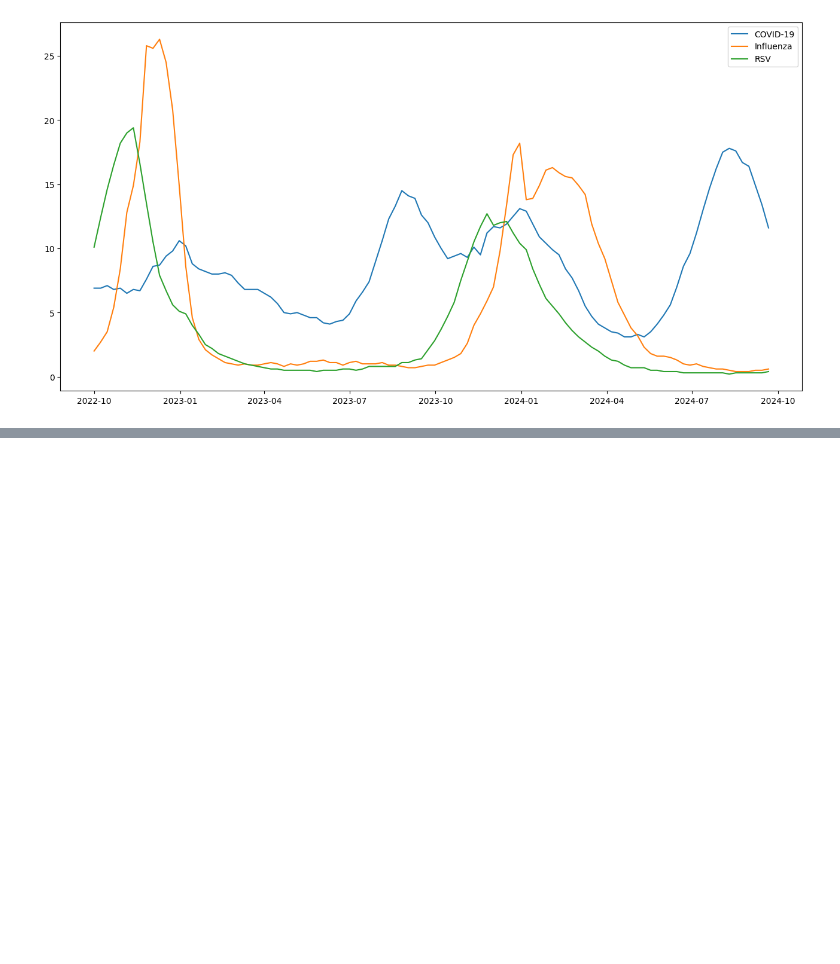
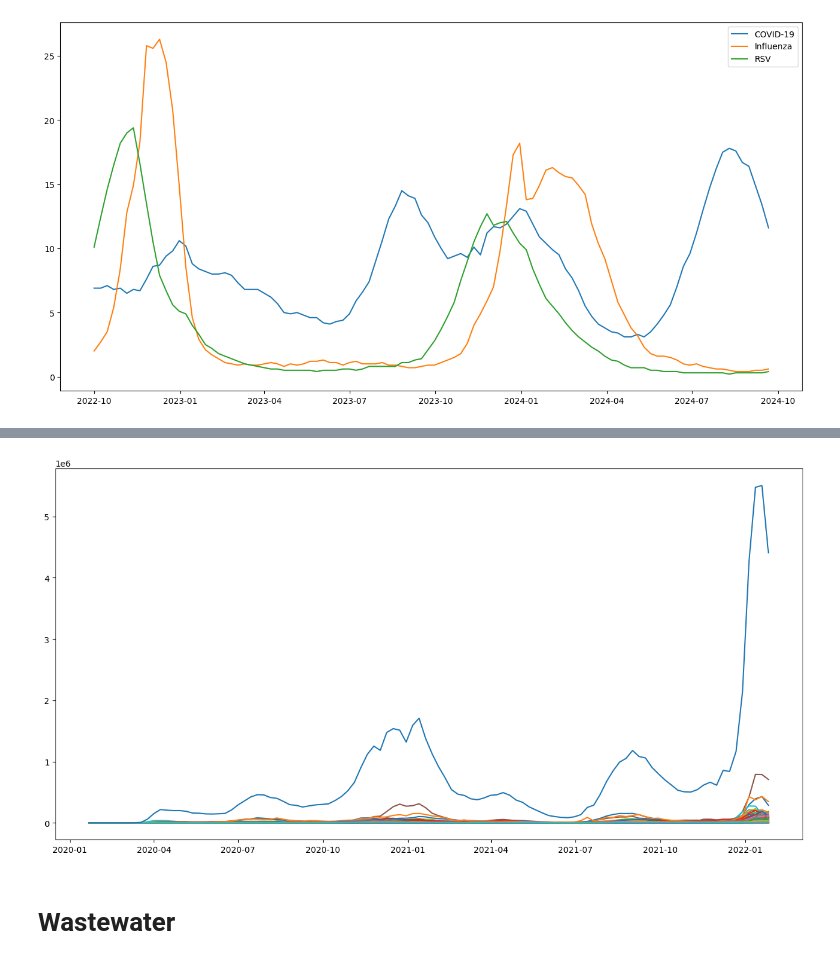
Before and after one commit to MattLScruggs/project_tricorder, a Jupyter notebook: Aggregate CDC data.ipynb, the cells around one changed output, grey strips where cells are left out. Saved outputs shown, nothing was run; the diff lists cells and outputs as text; code cells hidden in the pictures; blank space fills up the shorter version.

Commit message:
added new data sources and aggregated for ML

```diff
--- a/Aggregate CDC data.ipynb
+++ b/Aggregate CDC data.ipynb
@@ -223,0 +260,7 @@ plt.legend(['COVID-19','Influenza', 'RSV'], loc='upper right')
+# %%
+week_results = client.get("pwn4-m3yp", limit = 100000)
+# %%
+full_data=pd.DataFrame.from_records(week_results)
+print(full_data.shape)
+print(full_data.dtypes)
+full_data.columns
@@ -223,0 +284,7 @@ plt.legend(['COVID-19','Influenza', 'RSV'], loc='upper right')
+# %%
+full_data=full_data.astype({'new_cases' : 'float64'})
+full_data['week']=pd.to_datetime(full_data['end_date'])
+case_data= full_data.drop(columns = ['end_date','start_date']).set_index('week').pivot(columns = 'state', values='new_cases')
+case_data['total']=case_data.sum(axis=1)
+# %%
+case_data=case_data.loc[:'2022-01-26']
@@ -223,0 +307,8 @@ plt.legend(['COVID-19','Influenza', 'RSV'], loc='upper right')
+# %%
+fix, ax= plt.subplots(figsize = (16,8))
+ax.plot(case_data)
+fig.autofmt_xdate()
+# %% [output]
+[figure, added]
+# %% [markdown]
+# Wastewater
```
Also changed, not shown: parts of 21 cells of this notebook.
